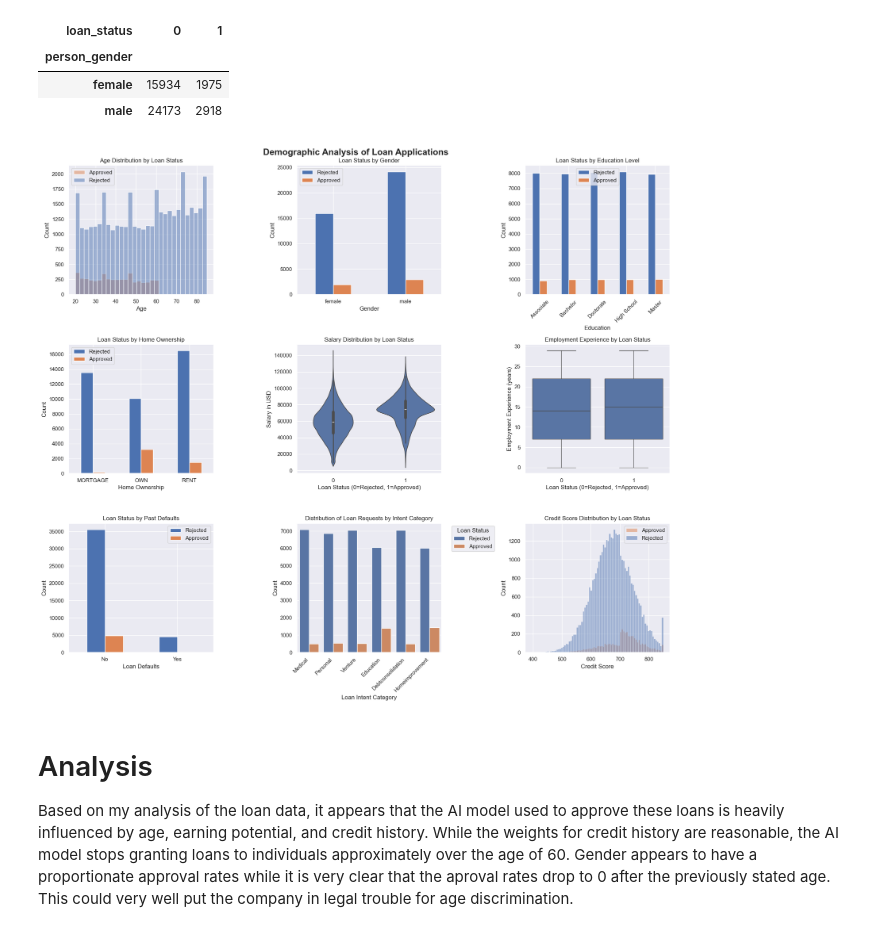
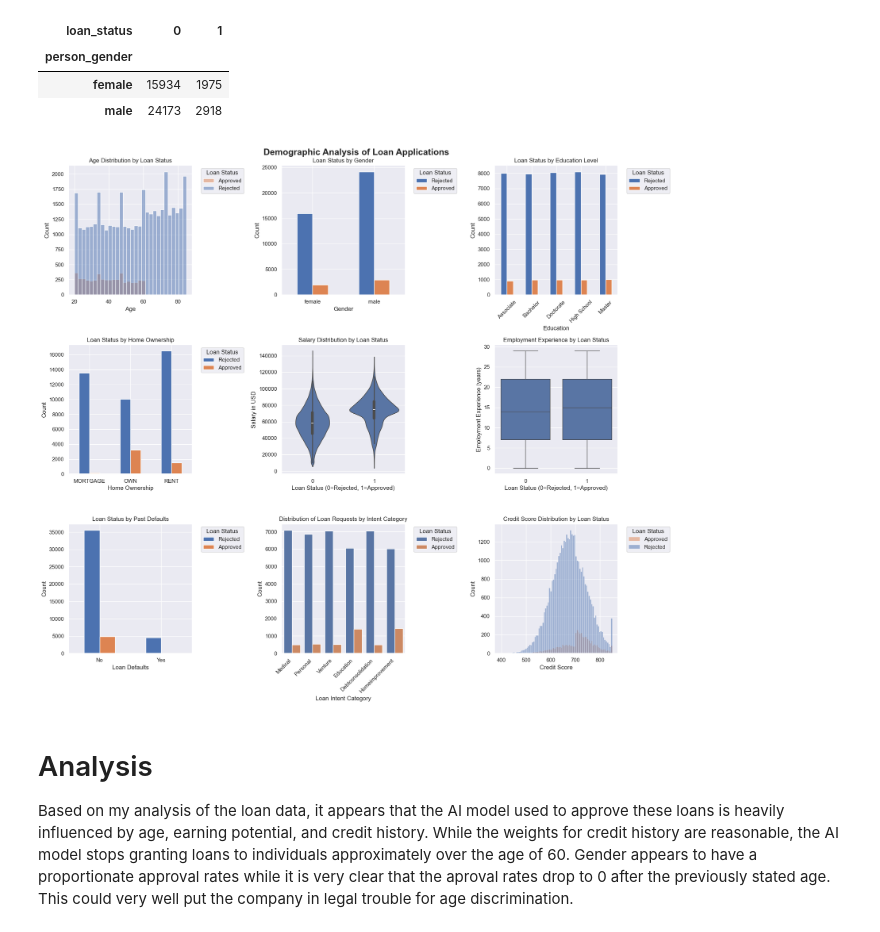
Before and after one commit to davincent/DataVis, a Jupyter notebook: Lab/2.5 Visualizing Relationships Between Groups Lab.ipynb, the cells around one changed output. Cells and saved outputs as stored; diff of their text form; code cells hidden in the pictures.

```diff
--- a/Lab/2.5 Visualizing Relationships Between Groups Lab.ipynb
+++ b/Lab/2.5 Visualizing Relationships Between Groups Lab.ipynb
@@ -52,7 +52,7 @@ df['loan_status_label'] = df['loan_status'].map({0: 'Rejected', 1: 'Approved'})
 sns.histplot(data=df, x='person_age', hue='loan_status', bins=30, ax=axes[0,0])
 axes[0,0].set_title('Age Distribution by Loan Status')
 axes[0,0].set_xlabel('Age')
-axes[0,0].legend(['Approved', 'Rejected'])
+axes[0,0].legend(['Approved', 'Rejected'], title='Loan Status', bbox_to_anchor=(1.05, 1), loc='upper left')
 
 
 # 2. Gender distribution
@@ -61,7 +61,7 @@ gender_counts.plot(kind='bar', ax=axes[0,1], rot=0)
 axes[0,1].set_title('Loan Status by Gender')
 axes[0,1].set_xlabel('Gender')
 axes[0,1].set_ylabel('Count')
-axes[0,1].legend(['Rejected', 'Approved'])
+axes[0,1].legend(['Rejected', 'Approved'], title='Loan Status', bbox_to_anchor=(1.05, 1), loc='upper left')
 
 # 3. Education level
 education_counts = df.groupby(['person_education', 'loan_status']).size().unstack()
@@ -69,7 +69,7 @@ education_counts.plot(kind='bar', ax=axes[0,2], rot=45)
 axes[0,2].set_title('Loan Status by Education Level')
 axes[0,2].set_xlabel('Education')
 axes[0,2].set_ylabel('Count')
-axes[0,2].legend(['Rejected', 'Approved'])
+axes[0,2].legend(['Rejected', 'Approved'], title='Loan Status', bbox_to_anchor=(1.05, 1), loc='upper left')
 
 # 4. Home ownership
 home_counts = df.groupby(['person_home_ownership', 'loan_status']).size().unstack()
@@ -77,7 +77,7 @@ home_counts.plot(kind='bar', ax=axes[1,0], rot=0)
 axes[1,0].set_title('Loan Status by Home Ownership')
 axes[1,0].set_xlabel('Home Ownership')
 axes[1,0].set_ylabel('Count')
-axes[1,0].legend(['Rejected', 'Approved'])
+axes[1,0].legend(['Rejected', 'Approved'], title='Loan Status', bbox_to_anchor=(1.05, 1), loc='upper left')
 
 # 5. Salary Analysis
 sns.violinplot(data=df, x='loan_status', y='person_income', ax=axes[1,1])
@@ -95,37 +95,37 @@ axes[1,2].set_ylabel('Employment Experience (years)')
 #7 Previous Loan Defaults On File
 defaults_counts = df.groupby(['previous_loan_defaults_on_file', 'loan_status']).size().unstack()
 defaults_counts.plot(kind='bar', ax=axes[2,0], rot=0)
 axes[2,0].set_title('Loan Status by Past Defaults')
 axes[2,0].set_xlabel('Loan Defaults')
 axes[2,0].set_ylabel('Count')
-axes[2,0].legend(['Rejected', 'Approved'])
+axes[2,0].legend(['Rejected', 'Approved'], title='Loan Status', bbox_to_anchor=(1.05, 1), loc='upper left')
 
 #8 Seaborn Practice
 # Trying to clean the catoegopry names
 df['loan_intent_short'] = df['loan_intent'].str.replace('_', ' ').str.title()
 
 # Create the plot
 sns.countplot(data=df, x="loan_intent_short", hue="loan_status", ax=axes[2,1])
 
 # Formatting
 axes[2,1].set_title('Distribution of Loan Requests by Intent Category')
 axes[2,1].set_xlabel('Loan Intent Category')
 axes[2,1].set_ylabel('Count')
-axes[2,1].legend(['Rejected', 'Approved'], title='Loan Status', bbox_to_anchor=(1.05, 1), loc='upper left',)
+axes[2,1].legend(['Rejected', 'Approved'], title='Loan Status', bbox_to_anchor=(1.05, 1), loc='upper left')
 
 # Rotate labels if categories have long names
 plt.setp(axes[2,1].get_xticklabels(), rotation=45, ha='right')
 
 #9 More Seaborn Practice
 sns.histplot(data=df, x='credit_score', hue='loan_status_label', hue_order=['Rejected', 'Approved'], ax=axes[2,2])
 axes[2,2].set_title('Credit Score Distribution by Loan Status')
 axes[2,2].set_xlabel('Credit Score')
-axes[2,2].legend(['Approved', 'Rejected'])
+axes[2,2].legend(['Approved', 'Rejected'], title='Loan Status', bbox_to_anchor=(1.05, 1), loc='upper left')
 
 plt.tight_layout()
 plt.show()
 # %% [output]
-[figure, old version]
+[figure, new version]
 # %% [markdown]
 # Analysis
 Based on my analysis of the loan data, it appears that the AI model used to approve these loans is heavily influenced by age, earning potential, and credit history. While the weights for credit history are reasonable, the AI model stops granting loans to individuals approximately over the age of 60. Gender appears to have a proportionate approval rates while it is very clear that the aproval rates drop to 0 after the previously stated age. This could very well put the company in legal trouble for age discrimination.
```
